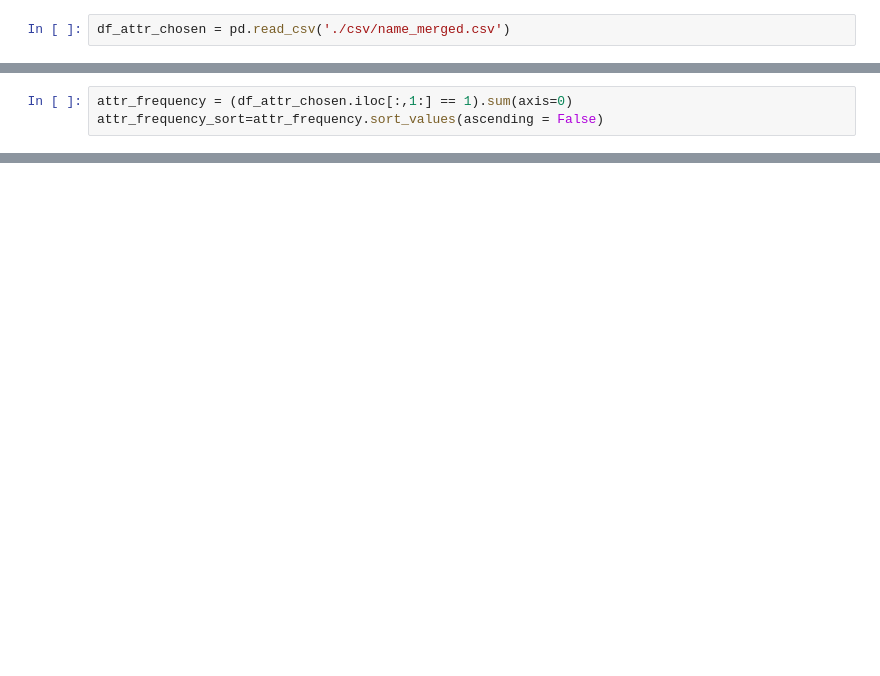
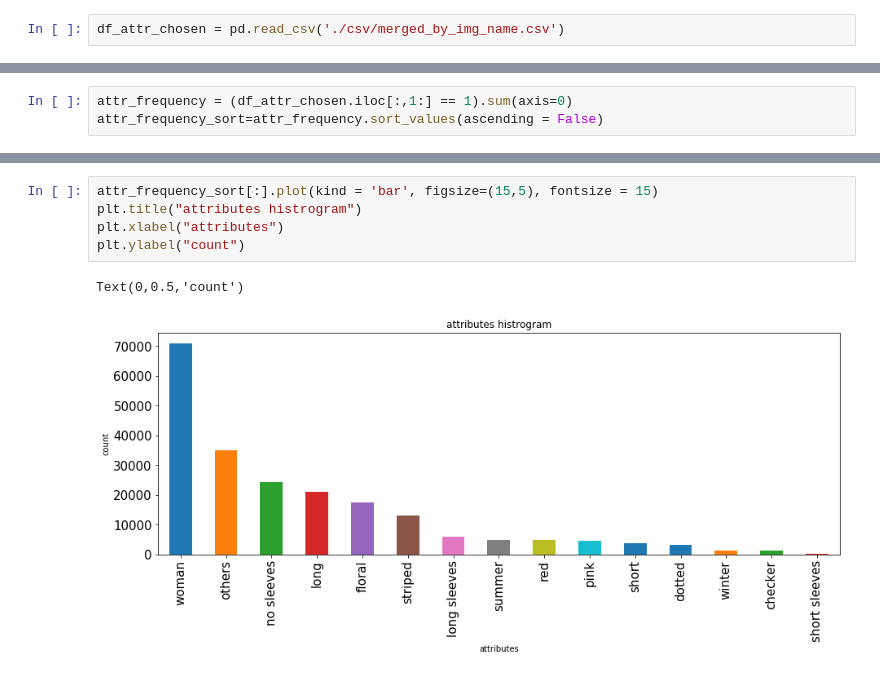
Before and after one commit to starsuzi/deep-fashion, a Jupyter notebook: Untitled1.ipynb, the cells around one changed output, grey strips where cells are left out. Cells and saved outputs as stored; diff of their text form; blank space fills up the shorter version.

```diff
--- a/Untitled1.ipynb
+++ b/Untitled1.ipynb
@@ -17,5 +76,5 @@ df_category_attr_combined_from_imgfile.head()
 # %%
-df_attr_chosen = pd.read_csv('./csv/name_merged.csv')
+df_attr_chosen = pd.read_csv('./csv/merged_by_img_name.csv')
 # %%
 df_attr_chosen.head()
 # %% [output]
@@ -51 +139,9 @@ category_name         0
 dtype: int64
+# %%
+attr_frequency_sort[:].plot(kind = 'bar', figsize=(15,5), fontsize = 15)
+plt.title("attributes histrogram")
+plt.xlabel("attributes")
+plt.ylabel("count")
+# %% [output]
+Text(0,0.5,'count')
+[figure, added]
```
Also changed, not shown: parts of 14 cells of this notebook, 11 other files.
